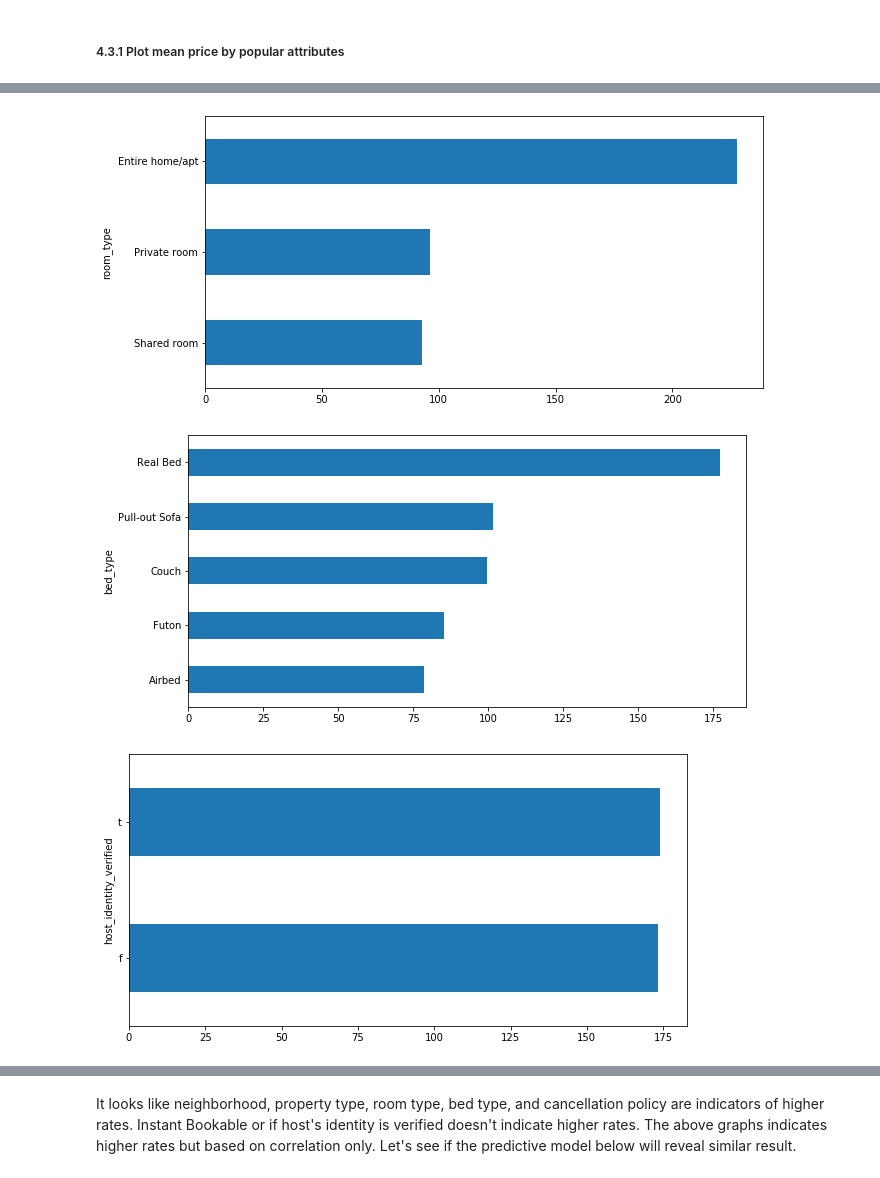
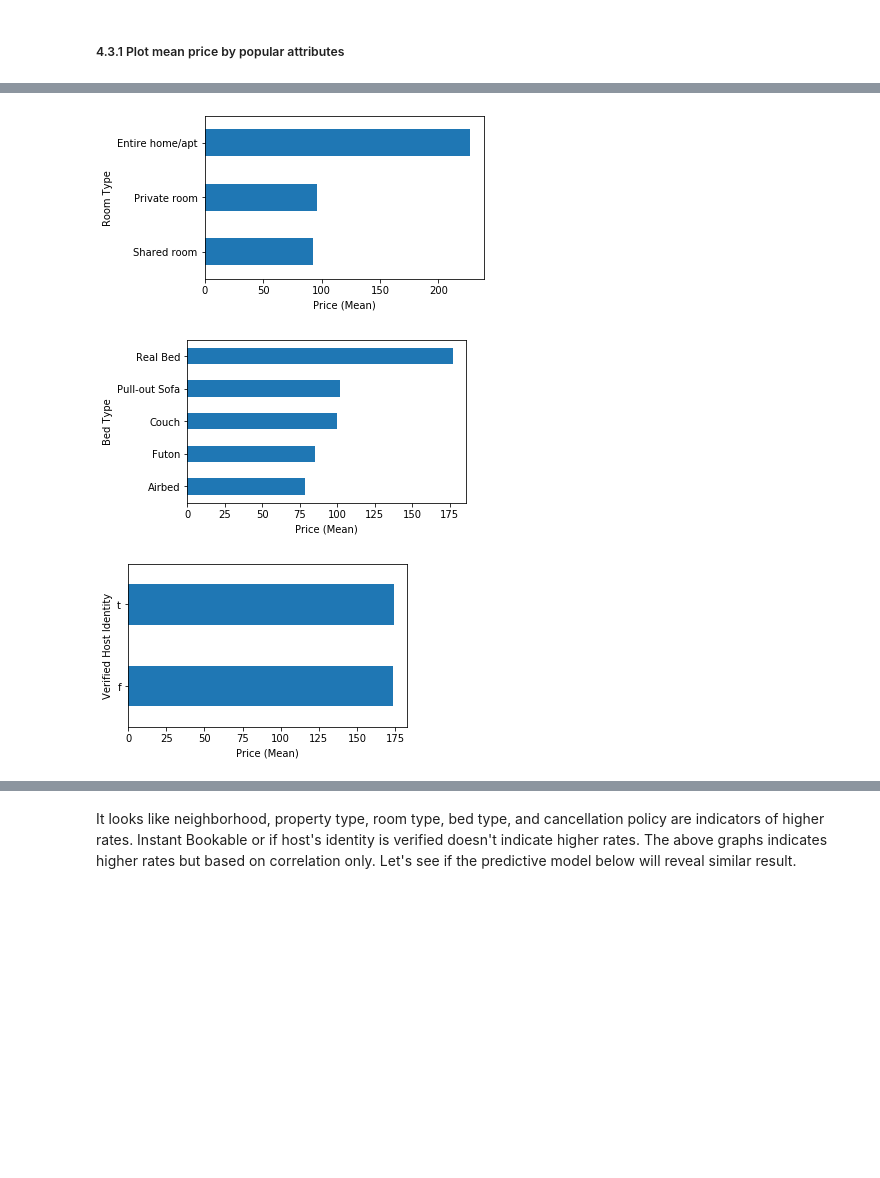
Before and after one commit to dataprojectsteward/IntroToDataScience, a Jupyter notebook: BlogPost Boston AirBNB.ipynb, the cells around one changed output, grey strips where cells are left out. Cells and saved outputs as stored; diff of their text form; code cells hidden in the pictures; blank space fills up the shorter version.

```diff
--- a/BlogPost Boston AirBNB.ipynb
+++ b/BlogPost Boston AirBNB.ipynb
@@ -1177,24 +1187,33 @@ property_type_mean.plot(kind = 'barh', figsize = (15,10));
 # %%
 #Plot mean price by room type
 room_type_mean = df_listing_clean.groupby(df_listing_clean['room_type'])['price'].mean()
 room_type_mean.sort_values(ascending=True,inplace=True)
-room_type_mean.plot(kind = 'barh', figsize = (10,5));
+room_type_mean.plot(kind = 'barh', figsize = (5,3));
+plt.xlabel('Price (Mean)')
+plt.ylabel('Room Type')
+plt.show()
 # %% [output]
-[figure, old version]
+[figure, new version]
 # %%
 #Plot mean price by bed type
 bed_type_mean = df_listing_clean.groupby(df_listing_clean['bed_type'])['price'].mean()
 bed_type_mean.sort_values(ascending=True,inplace=True)
-bed_type_mean.plot(kind = 'barh', figsize = (10,5));
+bed_type_mean.plot(kind = 'barh', figsize = (5,3));
+plt.xlabel('Price (Mean)')
+plt.ylabel('Bed Type')
+plt.show()
 # %% [output]
-[figure, old version]
+[figure, new version]
 # %%
 #Plot mean price by host identity
 host_mean = df_listing_clean.groupby(df_listing_clean['host_identity_verified'])['price'].mean()
 host_mean.sort_values(ascending=True,inplace=True)
-host_mean.plot(kind = 'barh', figsize = (10,5));
+host_mean.plot(kind = 'barh', figsize = (5,3));
+plt.xlabel('Price (Mean)')
+plt.ylabel('Verified Host Identity')
+plt.show()
 # %% [output]
-[figure, old version]
+[figure, new version]
 # %%
 #Plot mean price by bookable
 bookable_mean = df_listing_clean.groupby(df_listing_clean['instant_bookable'])['price'].mean()
```
Also changed, not shown: parts of 26 cells of this notebook, 1 other file.
